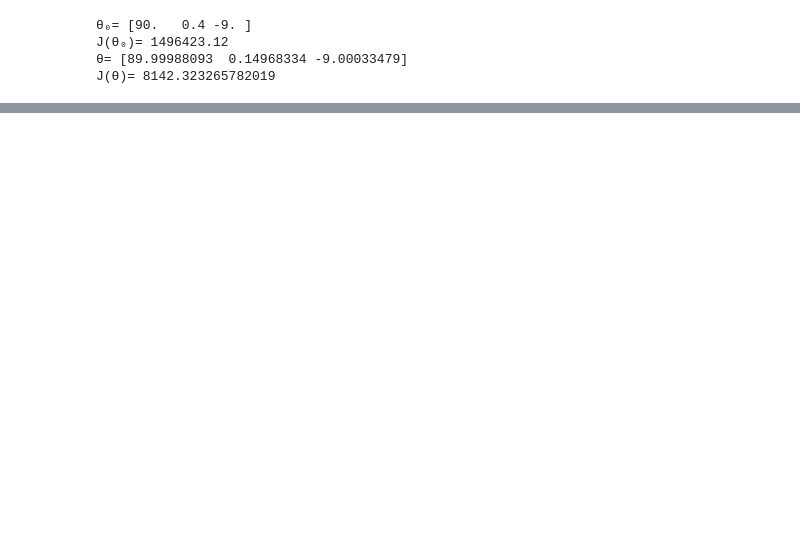
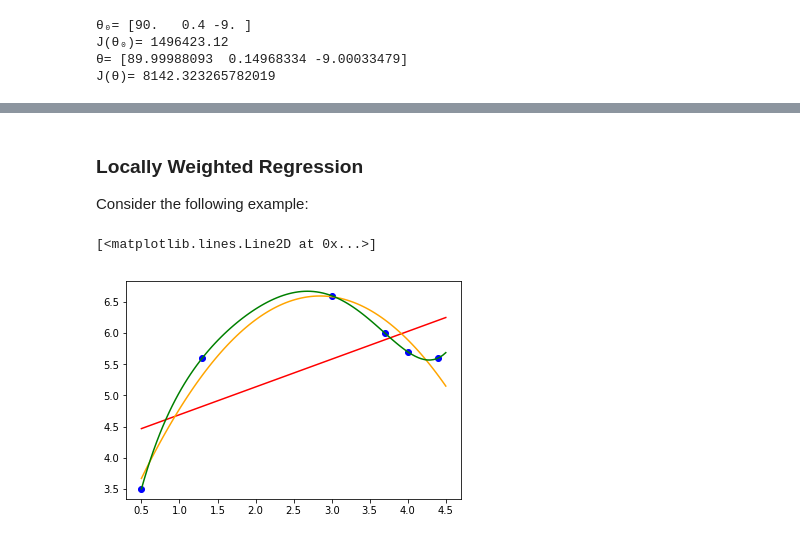
Before and after one commit to GiovanniGatti/notebook, a Jupyter notebook: machine-learning/supervised-learning/linear-regression.ipynb, the cells around one changed output, grey strips where cells are left out. Cells and saved outputs as stored; diff of their text form; code cells hidden in the pictures; blank space fills up the shorter version.

Commit message:
[machine-learning][supervised-learning] Normal equations + locally weighted regression

```diff
--- a/machine-learning/supervised-learning/linear-regression.ipynb
+++ b/machine-learning/supervised-learning/linear-regression.ipynb
@@ -160,0 +287,41 @@ J(θ)= 8142.323265782019
+# %% [markdown]
+### Locally Weighted Regression
+
+Consider the following example:
+# %%
+import pylab
+import numpy as np
+
+x = np.array([0.5, 1.3, 3.0, 3.7, 4.0, 4.4])
+y = np.array([3.5, 5.6, 6.6, 6.0, 5.7, 5.6])
+
+pylab.plot(x, y, 'bo')
+
+## to design matrix (adding intercept term)
+X = np.insert(x.reshape(x.size, 1), 0, 1, axis=1)
+
+theta = np.dot(np.dot(np.linalg.inv(np.dot(np.transpose(X), X)), np.transpose(X)), y)
+lx = np.linspace(0.5, 4.5, 100)
+ly = theta[0] + theta[1] * lx
+pylab.plot(lx, ly, 'r')
+
+## to design matrix (adding x^2 term)
+X = np.concatenate((np.ones(x.size).reshape(x.size, 1), x.reshape(x.size, 1), x.reshape(x.size, 1)**2), axis=1)
+theta = np.dot(np.dot(np.linalg.inv(np.dot(np.transpose(X), X)), np.transpose(X)), y)
+ly = theta[0] + theta[1] * lx + theta[2] * lx**2
+pylab.plot(lx, ly, 'orange')
+
+## to design matrix (adding up to x^5 term)
+X = np.concatenate(
+    (np.ones(x.size).reshape(x.size, 1),
+     x.reshape(x.size, 1),
+     x.reshape(x.size, 1)**2,
+     x.reshape(x.size, 1)**3,
+     x.reshape(x.size, 1)**4,
+     x.reshape(x.size, 1)**5), axis=1)
+theta = np.dot(np.dot(np.linalg.inv(np.dot(np.transpose(X), X)), np.transpose(X)), y)
+ly = theta[0] + theta[1] * lx + theta[2] * lx**2 + theta[3] * lx**3 + theta[4] * lx**4 + theta[5] * lx**5
+pylab.plot(lx, ly, 'g')
+# %% [output]
+[<matplotlib.lines.Line2D at 0x...>]
+[figure, added]
```
Also changed, not shown: parts of 7 cells of this notebook, 1 other file.
